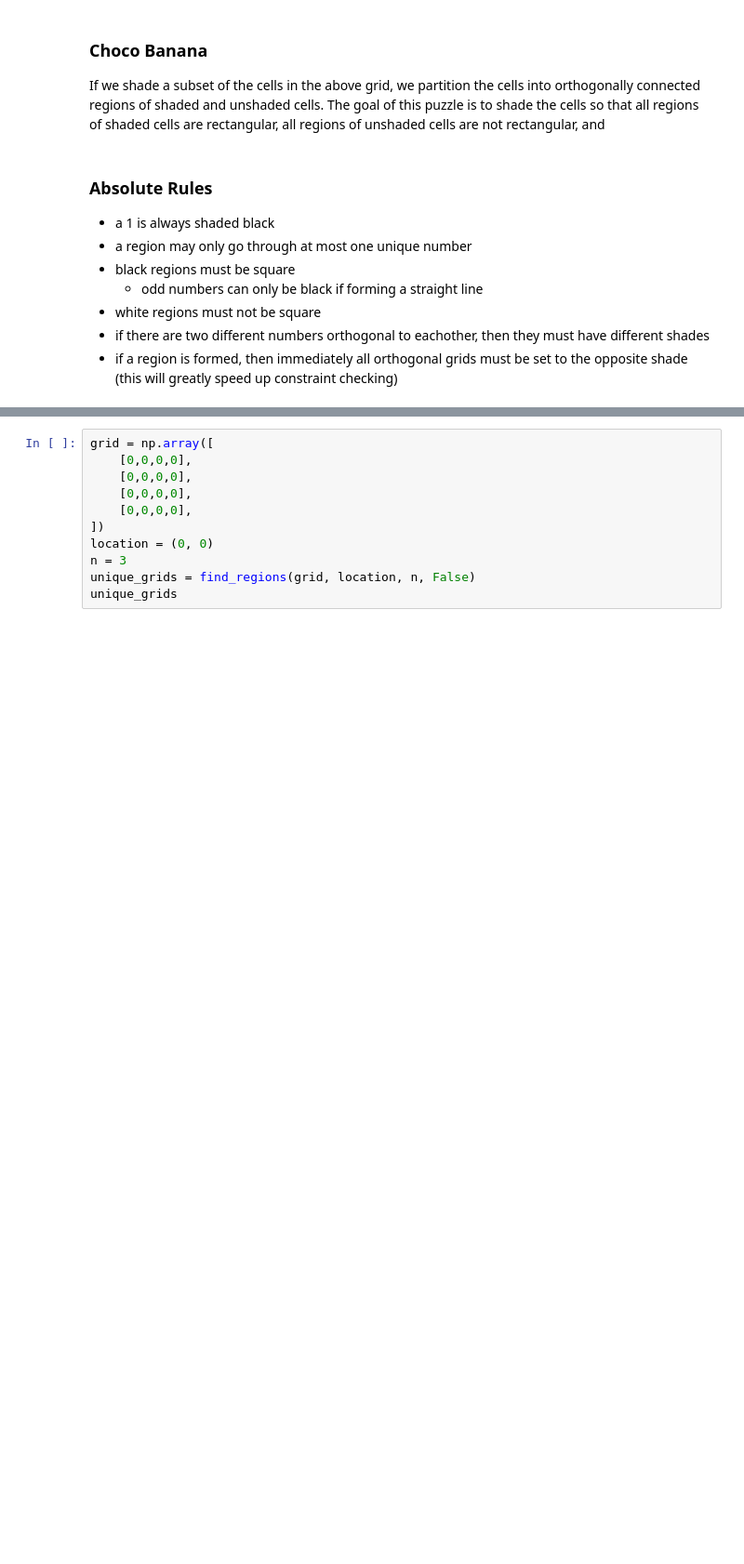
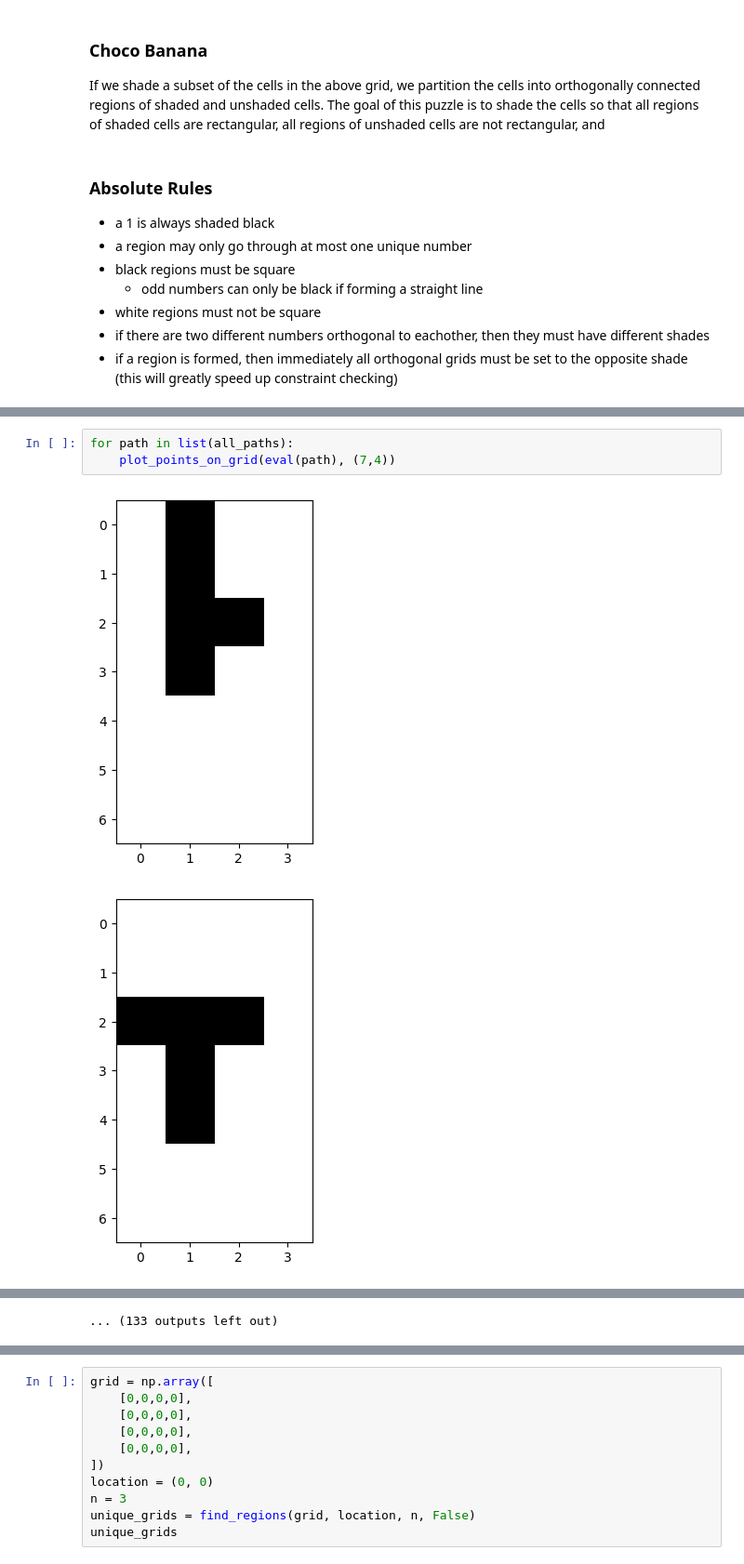
Before and after one commit to timohromadka/janestreetpuzzles, a Jupyter notebook: july2023/july2023.ipynb, the cells around one changed output, grey strips where cells are left out. Shown at 93% size. Drawn from its saved outputs; the diff is of its cells as text; blank space fills up the shorter version.

```diff
--- a/july2023/july2023.ipynb
+++ b/july2023/july2023.ipynb
@@ -195,0 +485,6 @@ Solution 3:
+# %%
+for path in list(all_paths):
+    plot_points_on_grid(eval(path), (7,4))
+# %% [output]
+[figure, added]
+[figure, added]
@@ -195,0 +501 @@ Solution 3:
+... (133 outputs left out)
```
Also changed, not shown: parts of 22 cells of this notebook, 2 other files.
